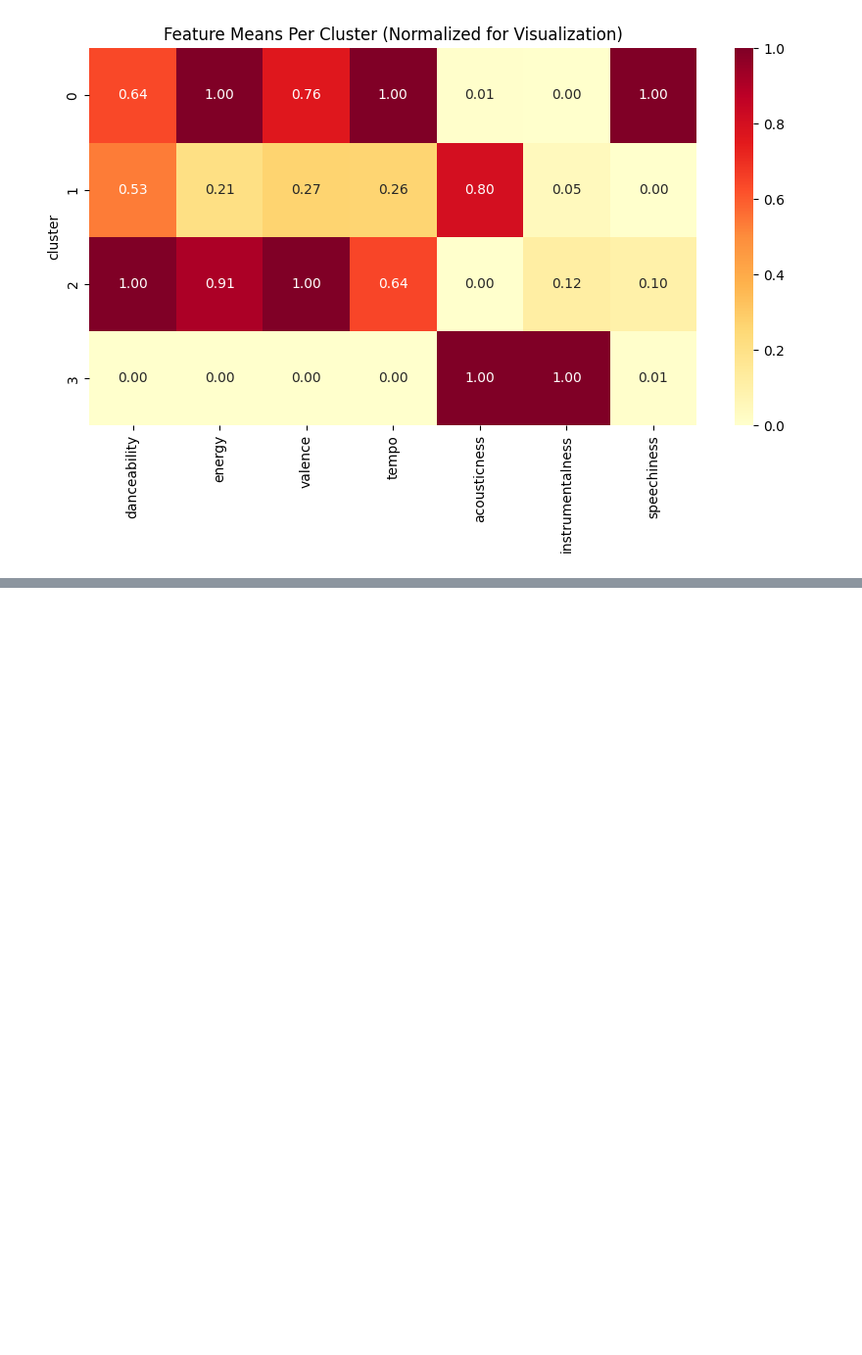
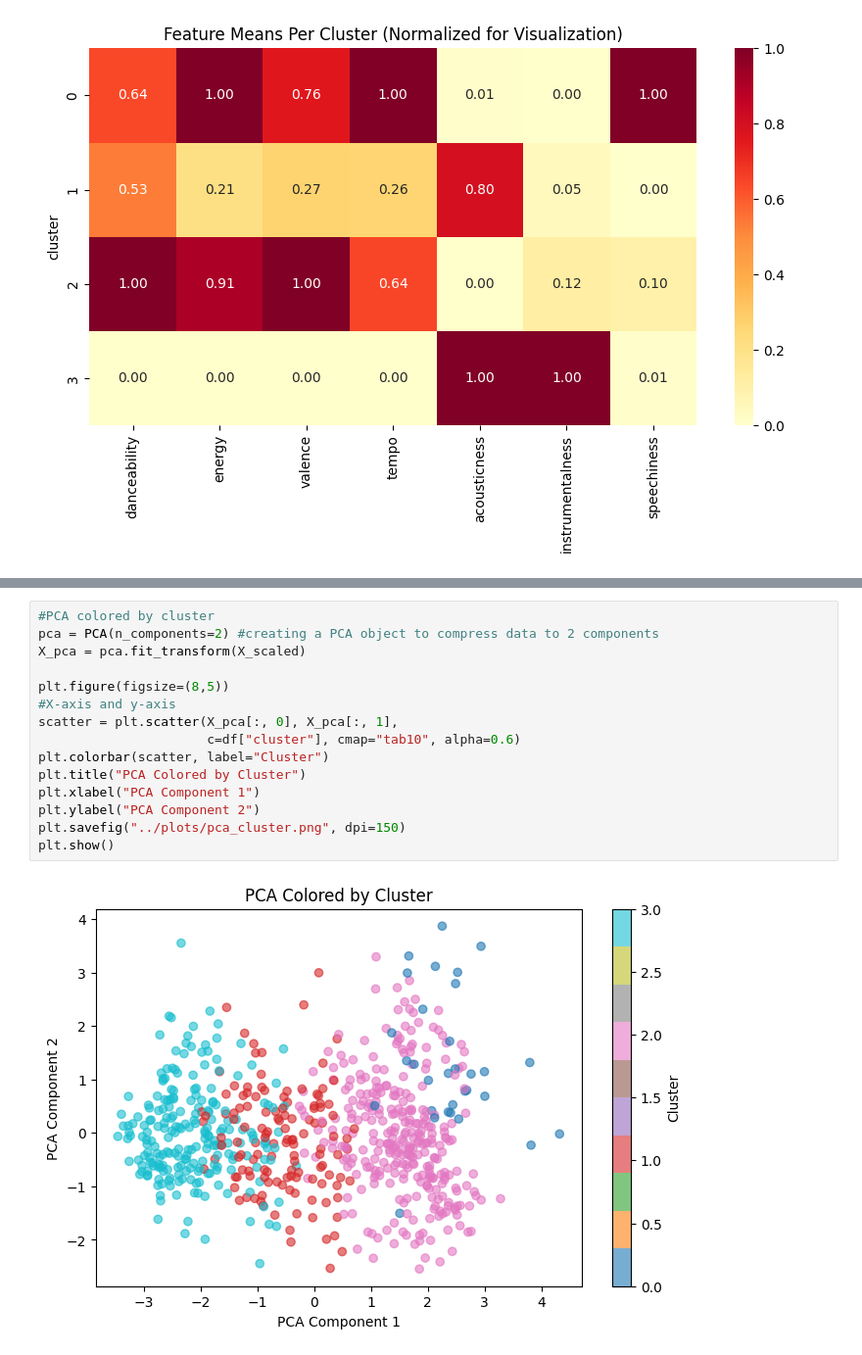
Before and after one commit to MahimaR0927/spotify-clustering-project, a Jupyter notebook: notebooks/clustering.ipynb, the cells around one changed output, grey strips where cells are left out. Shown at 98% size. Saved outputs shown, nothing was run; the diff lists cells and outputs as text; blank space fills up the shorter version.

```diff
--- a/notebooks/clustering.ipynb
+++ b/notebooks/clustering.ipynb
@@ -174,0 +192,17 @@ plt.show()
+# %%
+#PCA colored by cluster
+pca = PCA(n_components=2) #creating a PCA object to compress data to 2 components
+X_pca = pca.fit_transform(X_scaled)
+
+plt.figure(figsize=(8,5))
+#X-axis and y-axis
+scatter = plt.scatter(X_pca[:, 0], X_pca[:, 1],
+                      c=df["cluster"], cmap="tab10", alpha=0.6)
+plt.colorbar(scatter, label="Cluster")
+plt.title("PCA Colored by Cluster")
+plt.xlabel("PCA Component 1")
+plt.ylabel("PCA Component 2")
+plt.savefig("../plots/pca_cluster.png", dpi=150)
+plt.show()
+# %% [output]
+[figure, added]
```
Also changed, not shown: parts of 2 cells of this notebook, 2 other files.
